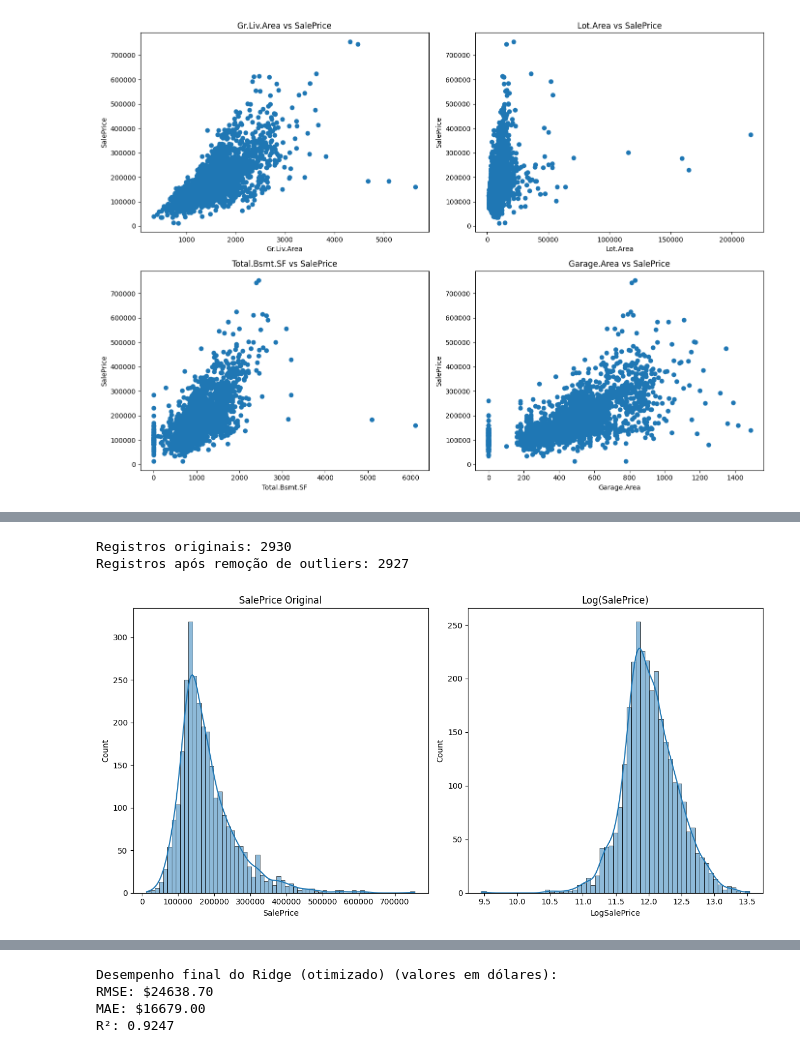
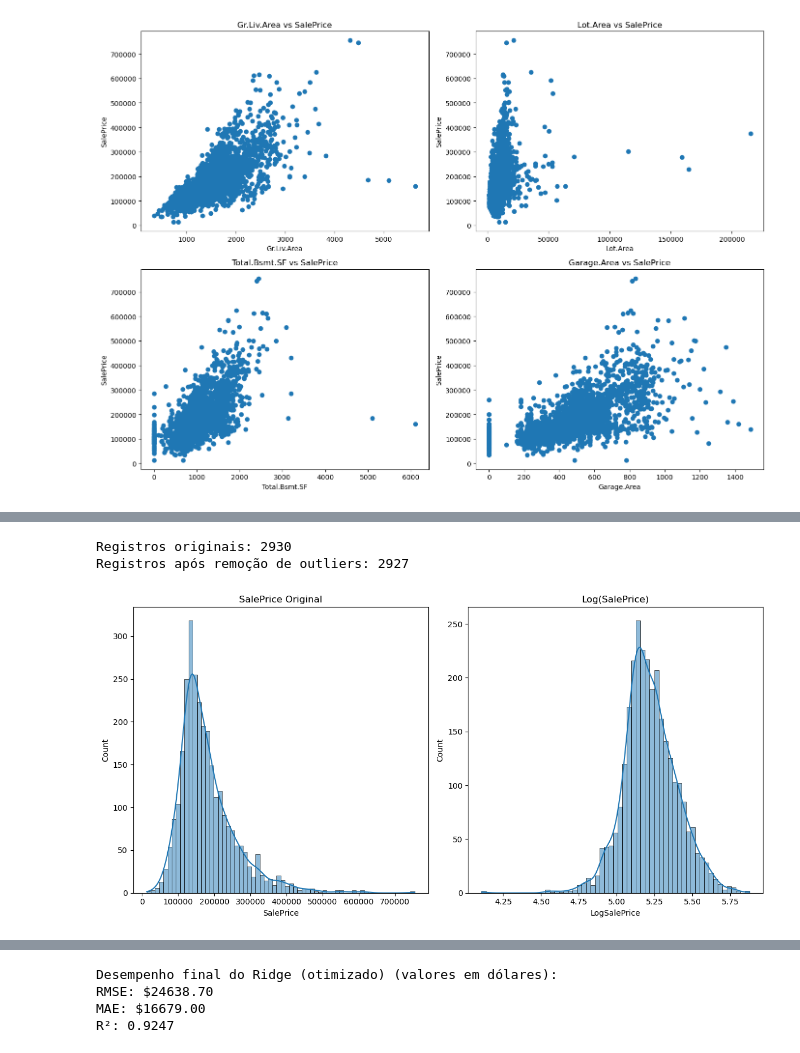
Before and after one commit to RicardolCarvalho/Projeto_Ames, a Jupyter notebook: ames.ipynb, the cells around one changed output, grey strips where cells are left out. Saved outputs shown, nothing was run; the diff lists cells and outputs as text; code cells hidden in the pictures.

```diff
--- a/ames.ipynb
+++ b/ames.ipynb
@@ -157,32 +250,32 @@ outliers_liv_area = df_new[(df_new['Gr.Liv.Area'] > 4000) & (df_new['SalePrice']
 df_clean = df_new.drop(outliers_liv_area.index)
 
 # Verificando número de registros após remoção
 print(f"Registros originais: {len(df_new)}")
 print(f"Registros após remoção de outliers: {len(df_clean)}")
 
 # Feature Engineering
 # 1. Criar novas features
 df_clean['Age'] = df_clean['Year.Remod.Add'] - df_clean['Year.Built']
 df_clean['TotalSF'] = df_clean['Gr.Liv.Area'] + df_clean['Total.Bsmt.SF']
 df_clean['Bath.Rooms'] = df_clean['Full.Bath']
 df_clean['HasFireplace'] = (df_clean['Fireplaces'] > 0).astype(int)
 df_clean['HasGarage'] = (df_clean['Garage.Area'] > 0).astype(int)
 df_clean['RecentRemodel'] = (df_clean['Year.Remod.Add'] > df_clean['Year.Built']).astype(int)
 
 # 2. Transformação logarítmica para normalizar a variável alvo
-df_clean['LogSalePrice'] = np.log(df_clean['SalePrice'])
+df_clean['LogSalePrice'] = np.log10(df_clean['SalePrice'])
 
 # Verificando a distribuição da variável alvo transformada
 plt.figure(figsize=(12, 6))
 plt.subplot(1, 2, 1)
 sns.histplot(df_clean['SalePrice'], kde=True)
 plt.title('SalePrice Original')
 plt.subplot(1, 2, 2)
 sns.histplot(df_clean['LogSalePrice'], kde=True)
 plt.title('Log(SalePrice)')
 plt.tight_layout()
 plt.show()
 # %% [output]
 Registros originais: 2930
 Registros após remoção de outliers: 2927
-[figure, old version]
+[figure, new version]
```
Also changed, not shown: parts of 20 cells of this notebook.
